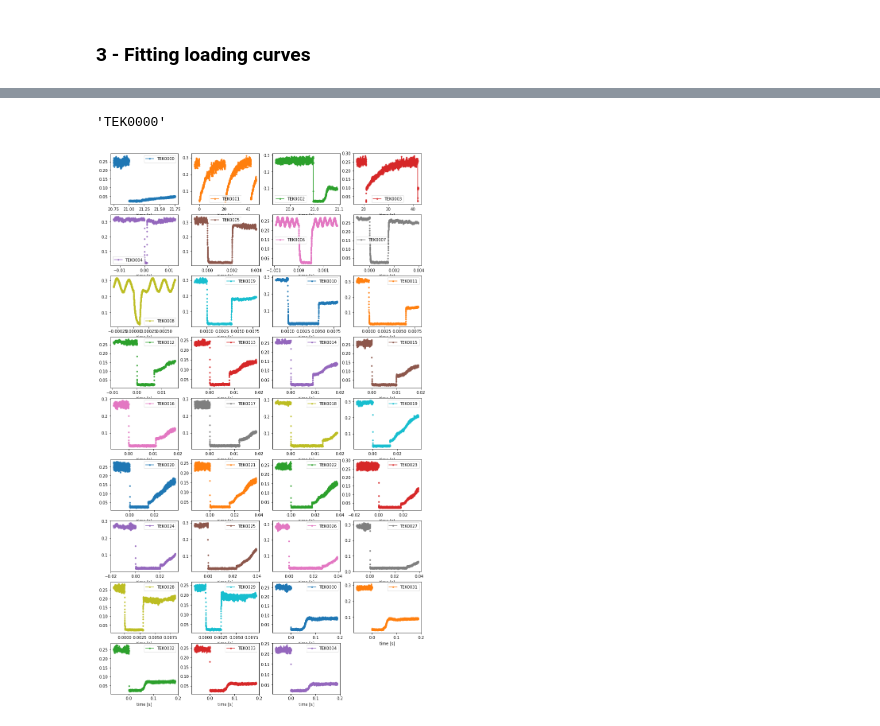
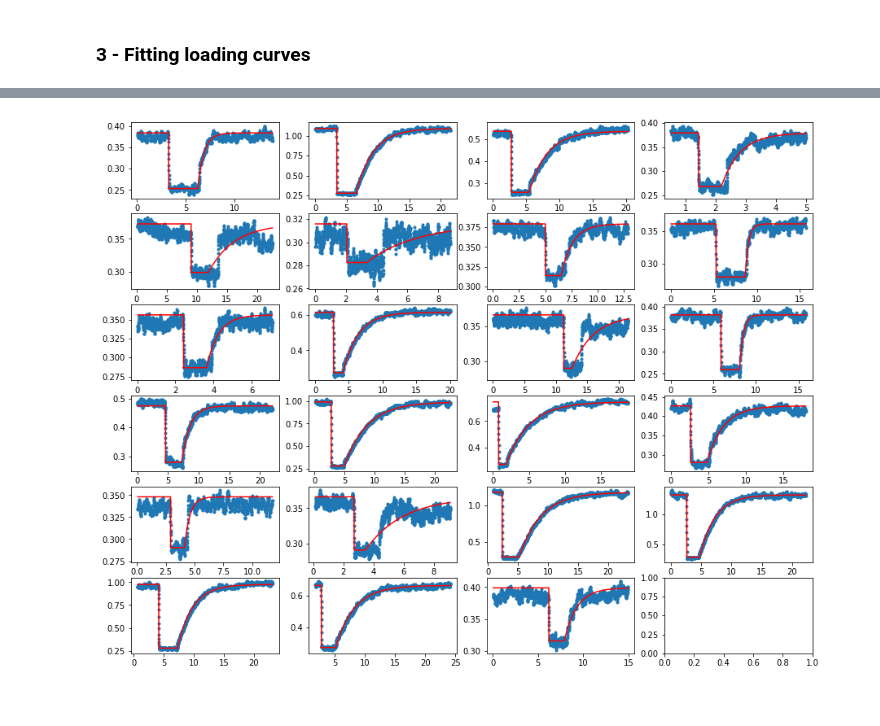
Before and after one commit to RFerraciniAlves/FP-20-notebooks, a Jupyter notebook: FP 20 notebook.ipynb, the cells around one changed output, grey strips where cells are left out. Cells and saved outputs as stored; diff of their text form; code cells hidden in the pictures.

```diff
--- a/FP 20 notebook.ipynb
+++ b/FP 20 notebook.ipynb
@@ -162,9 +149,5 @@ fit_data
-# %%
-dfs[0].columns[0]
-# %% [output]
-'TEK0000'
-# %%
-df, dataframes = make_oscilloscope_df(temperature_path)
-df.plot(marker='.', figsize=(14,25), subplots=True, layout=(9,4), sharex=False);
-# %% [output]
-[figure, removed]
+# %%
+dfs_fit, fit_df = fit_loading_dfs(dfs, offset_on=False)
+fig, axes = plot_dfs_with_fits(dfs_fit)
+# %% [output]
+[figure, added]
```
Also changed, not shown: parts of 9 cells of this notebook.
